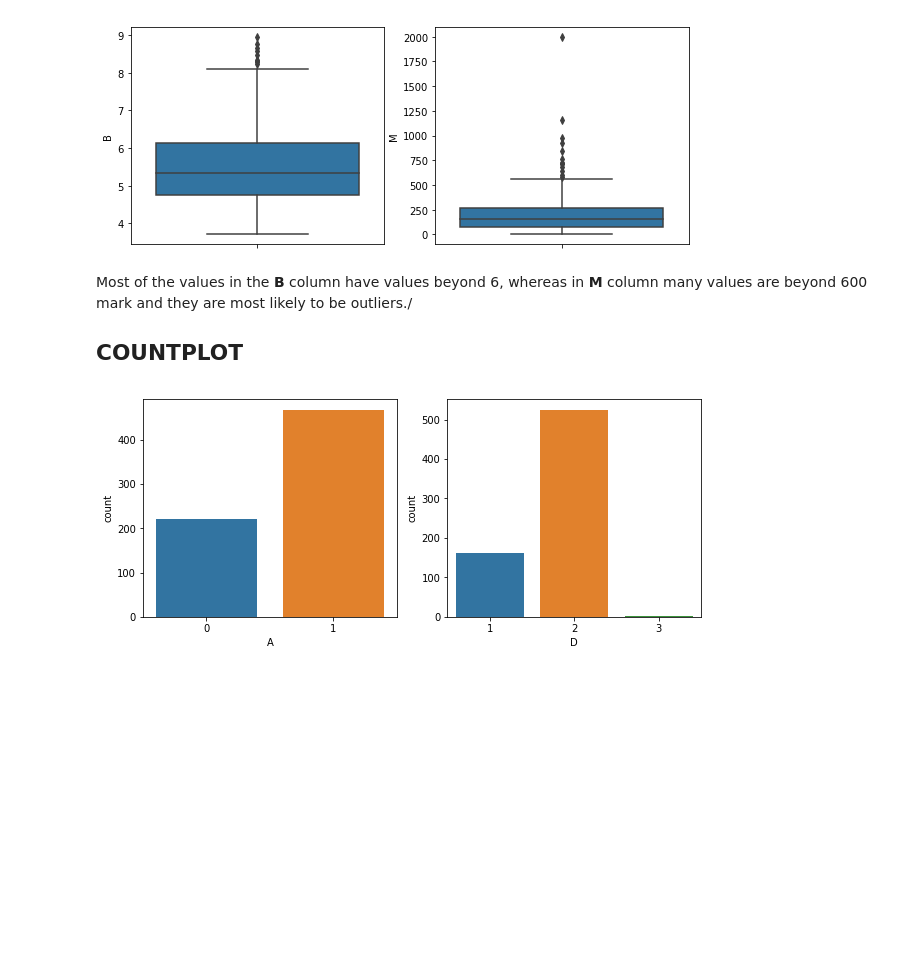
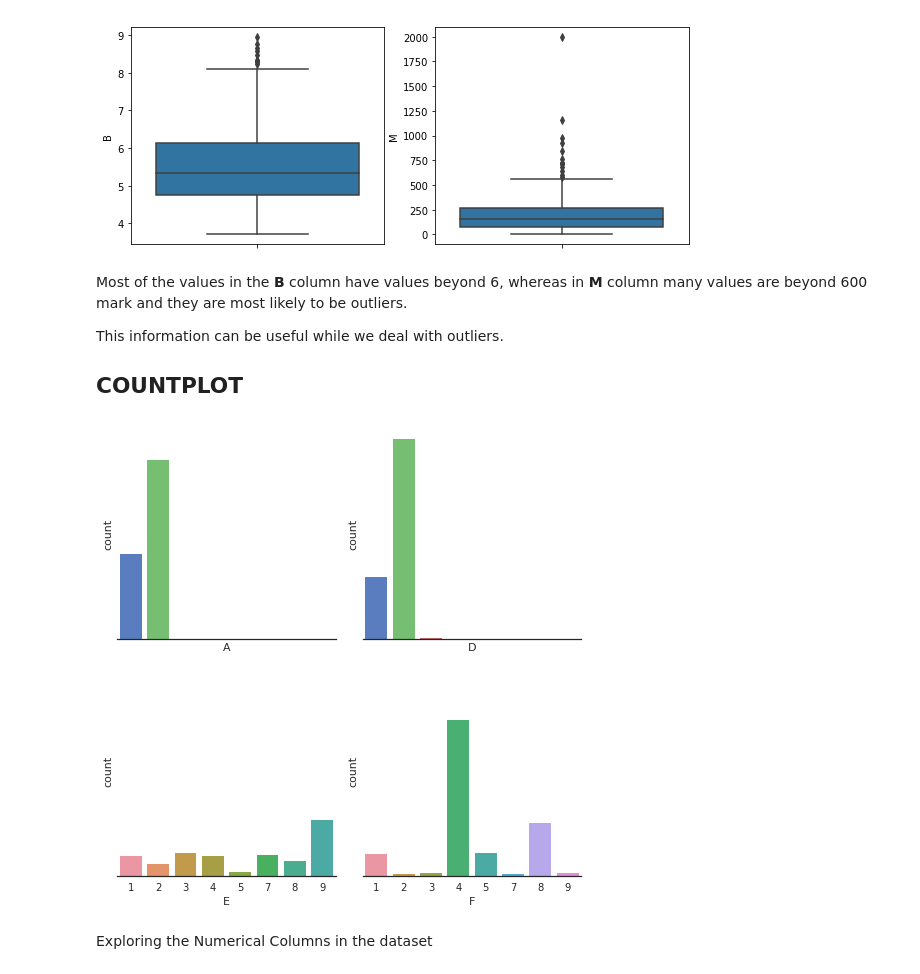
Before and after one commit to vickyumath/GreyAtom-Project, a Jupyter notebook: australian_data.ipynb, the cells around one changed output. Cells and saved outputs as stored; diff of their text form; code cells hidden in the pictures; blank space fills up the shorter version.

```diff
--- a/australian_data.ipynb
+++ b/australian_data.ipynb
@@ -165,15 +179,23 @@ plt.show()
 # %% [output]
 [figure]
 # %% [markdown]
-Most of the values in the **B** column have values beyond 6, whereas in **M** column many values are beyond 600 mark and they are most likely to be outliers./
+Most of the values in the **B** column have values beyond 6, whereas in **M** column many values are beyond 600 mark and they are most likely to be outliers.
+
+This information can be useful while we deal with outliers.
+
 
 ## COUNTPLOT
-# %%
-plt.figure(figsize=(10,4))
-plt.subplot(121)
-sns.countplot(dataframe['A'])
-plt.subplot(122)
-sns.countplot(dataframe['D'])
-plt.show()
-# %% [output]
-[figure, removed]
+# %%
+sns.set(style="white", palette="muted", color_codes=True)
+f, axes = plt.subplots(2, 2, figsize=(7, 7), sharex=True, sharey=True)
+sns.despine(left=True)
+sns.countplot(dataframe['A'], ax=axes[0,0])
+sns.countplot(dataframe['D'], ax=axes[0,1])
+sns.countplot(dataframe['E'], ax=axes[1,0])
+sns.countplot(dataframe['F'], ax=axes[1,1])
+plt.setp(axes, yticks=[])
+plt.tight_layout()
+# %% [output]
+[figure, added]
+# %% [markdown]
+Exploring the Numerical Columns in the dataset
```
Also changed, not shown: parts of 5 cells of this notebook.
